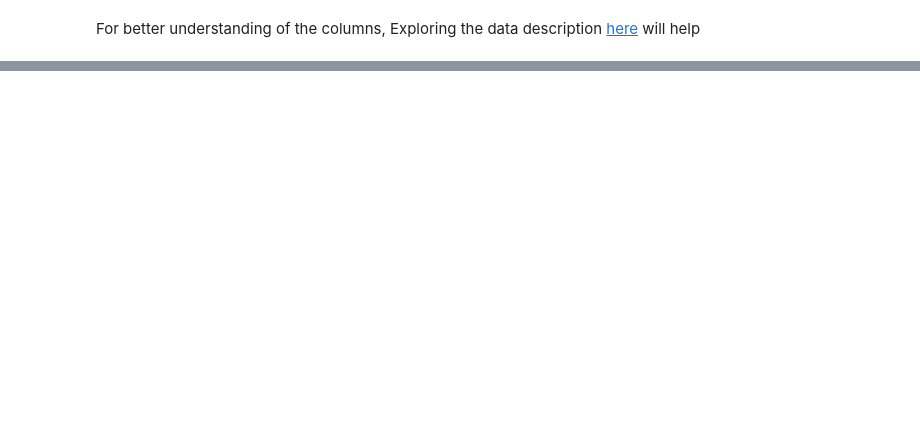
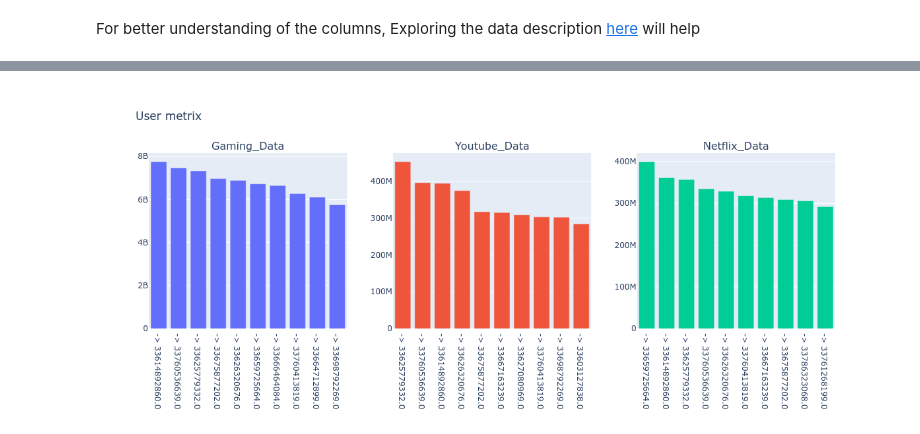
Before and after one commit to BirhanuGebisa/Telecom-User-Analytics, a Jupyter notebook: notebooks/Task2_User_Engagement_analysis.ipynb, the cells around one changed output, grey strips where cells are left out. Saved outputs shown, nothing was run; the diff lists cells and outputs as text; code cells hidden in the pictures; blank space fills up the shorter version.

```diff
--- a/notebooks/Task2_User_Engagement_analysis.ipynb
+++ b/notebooks/Task2_User_Engagement_analysis.ipynb
@@ -649,0 +368,4 @@ sns.pairplot(dfPair, hue = 'race', diag_kind = 'kde',
+# %%
+apps_df = df.groupby('MSISDN/Number').agg({'Gaming_Total_Data': 'sum', 'Youtube_Total_Data': 'sum', 'Netflix_Total_Data': 'sum',\
+                     'Google_Total_Data': 'sum', 'Email_Total_Data': 'sum', 'Social_Media_Total_Data': 'sum', 'Other_Total_Data': 'sum'})
+apps_df.head(10)
@@ -649,0 +405,14 @@ sns.pairplot(dfPair, hue = 'race', diag_kind = 'kde',
+# %%
+Gaming_Data = apps_df.nlargest(10, "Gaming_Total_Data")['Gaming_Total_Data']
+Youtube_Data = apps_df.nlargest(10, "Youtube_Total_Data")['Youtube_Total_Data']
+Netflix_Data = apps_df.nlargest(10, "Netflix_Total_Data")['Netflix_Total_Data']
+Google_Data = apps_df.nlargest(10, "Google_Total_Data")['Google_Total_Data']
+Email_Data = apps_df.nlargest(10, "Email_Total_Data")['Email_Total_Data']
+Social_Media = apps_df.nlargest(10, "Social_Media_Total_Data")['Social_Media_Total_Data']
+Other_Data = apps_df.nlargest(10, "Other_Total_Data")['Other_Total_Data']
+
+
+mult_hist([Gaming_Data, Youtube_Data, Netflix_Data], 1,
+          3, "User metrix", ["Gaming_Data", "Youtube_Data", "Netflix_Data"])
+# %% [output]
+[figure, added]
```
Also changed, not shown: parts of 136 cells of this notebook.
